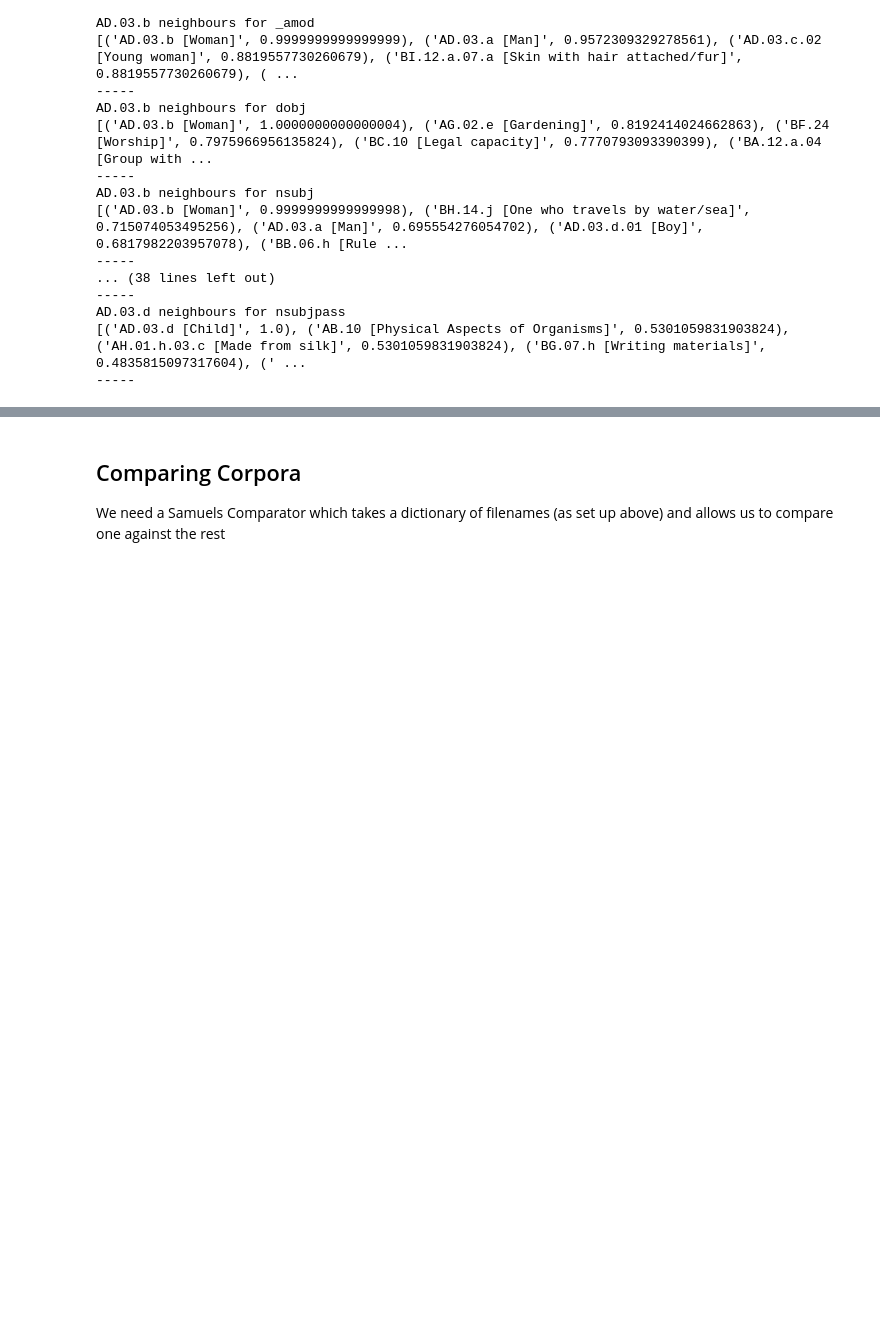
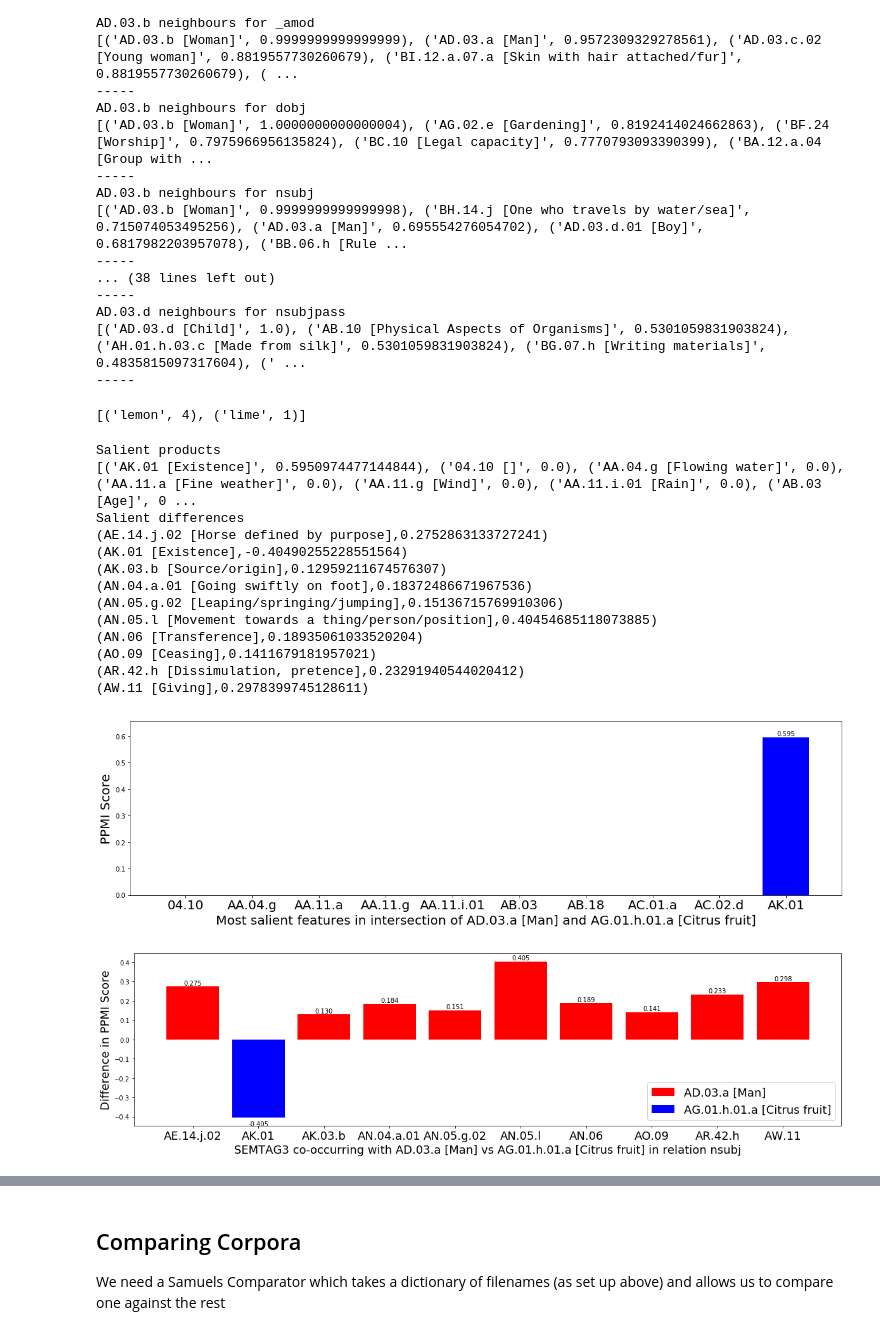
Before and after one commit to julieweeds/samdist, a Jupyter notebook: SamuelsViewer-males.ipynb, the cells around one changed output, grey strips where cells are left out. Cells and saved outputs as stored; diff of their text form; code cells hidden in the pictures; blank space fills up the shorter version.

```diff
--- a/SamuelsViewer-males.ipynb
+++ b/SamuelsViewer-males.ipynb
@@ -523,3 +524,25 @@ AD.03.b neighbours for nsubj
 AD.03.d neighbours for nsubjpass
 [('AD.03.d [Child]', 1.0), ('AB.10 [Physical Aspects of Organisms]', 0.5301059831903824), ('AH.01.h.03.c [Made from silk]', 0.5301059831903824), ('BG.07.h [Writing materials]', 0.4835815097317604), (' ...
 -----
+# %%
+mnonl.find_text('AG.01.h.01.a')
+# %% [output]
+[('lemon', 4), ('lime', 1)]
+# %%
+diff=mnonl.compare_features(['AD.03.a','AG.01.h.01.a'],rel='nsubj')
+# %% [output]
+Salient products
+[('AK.01 [Existence]', 0.5950974477144844), ('04.10 []', 0.0), ('AA.04.g [Flowing water]', 0.0), ('AA.11.a [Fine weather]', 0.0), ('AA.11.g [Wind]', 0.0), ('AA.11.i.01 [Rain]', 0.0), ('AB.03 [Age]', 0 ...
+Salient differences
+(AE.14.j.02 [Horse defined by purpose],0.2752863133727241)
+(AK.01 [Existence],-0.40490255228551564)
+(AK.03.b [Source/origin],0.12959211674576307)
+(AN.04.a.01 [Going swiftly on foot],0.18372486671967536)
+(AN.05.g.02 [Leaping/springing/jumping],0.15136715769910306)
+(AN.05.l [Movement towards a thing/person/position],0.40454685118073885)
+(AN.06 [Transference],0.18935061033520204)
+(AO.09 [Ceasing],0.1411679181957021)
+(AR.42.h [Dissimulation, pretence],0.23291940544020412)
+(AW.11 [Giving],0.2978399745128611)
+[figure, added]
+[figure, added]
```
Also changed, not shown: parts of 6 cells of this notebook, 2 other files.
